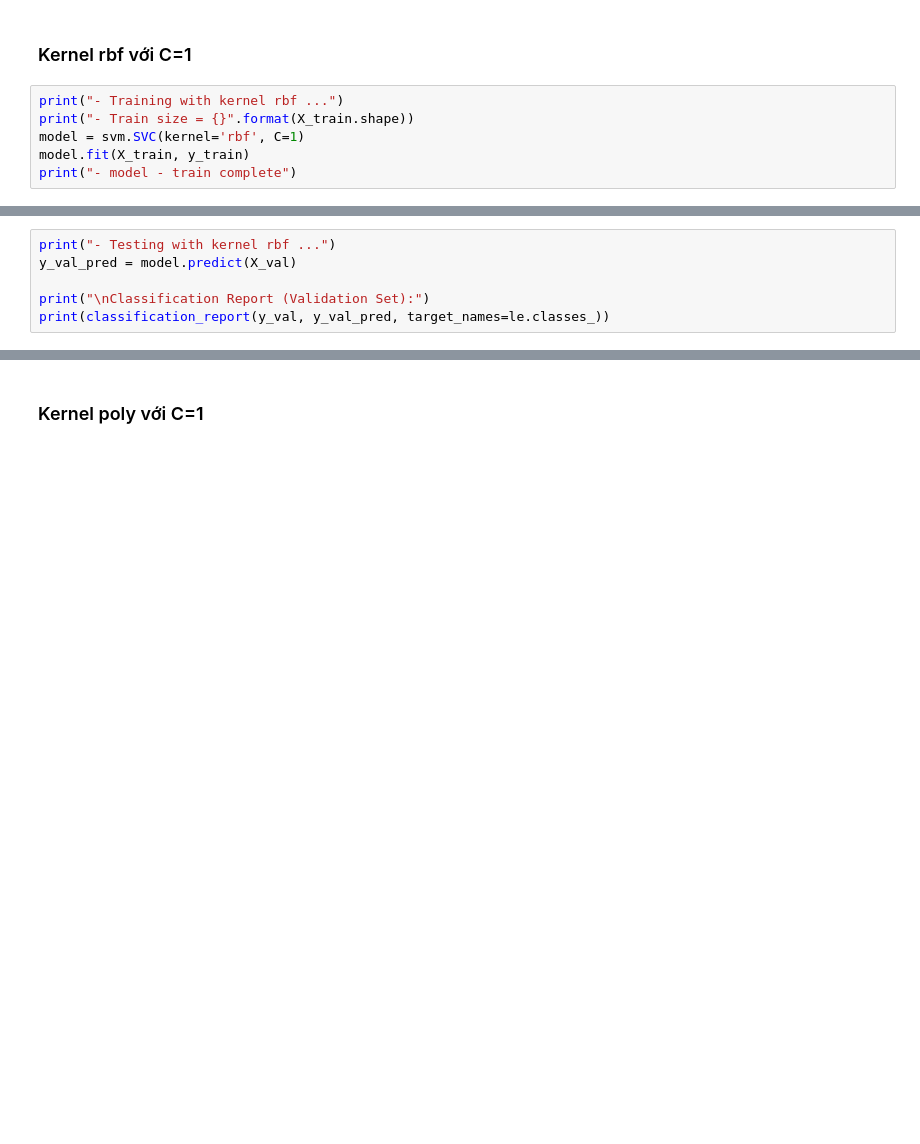
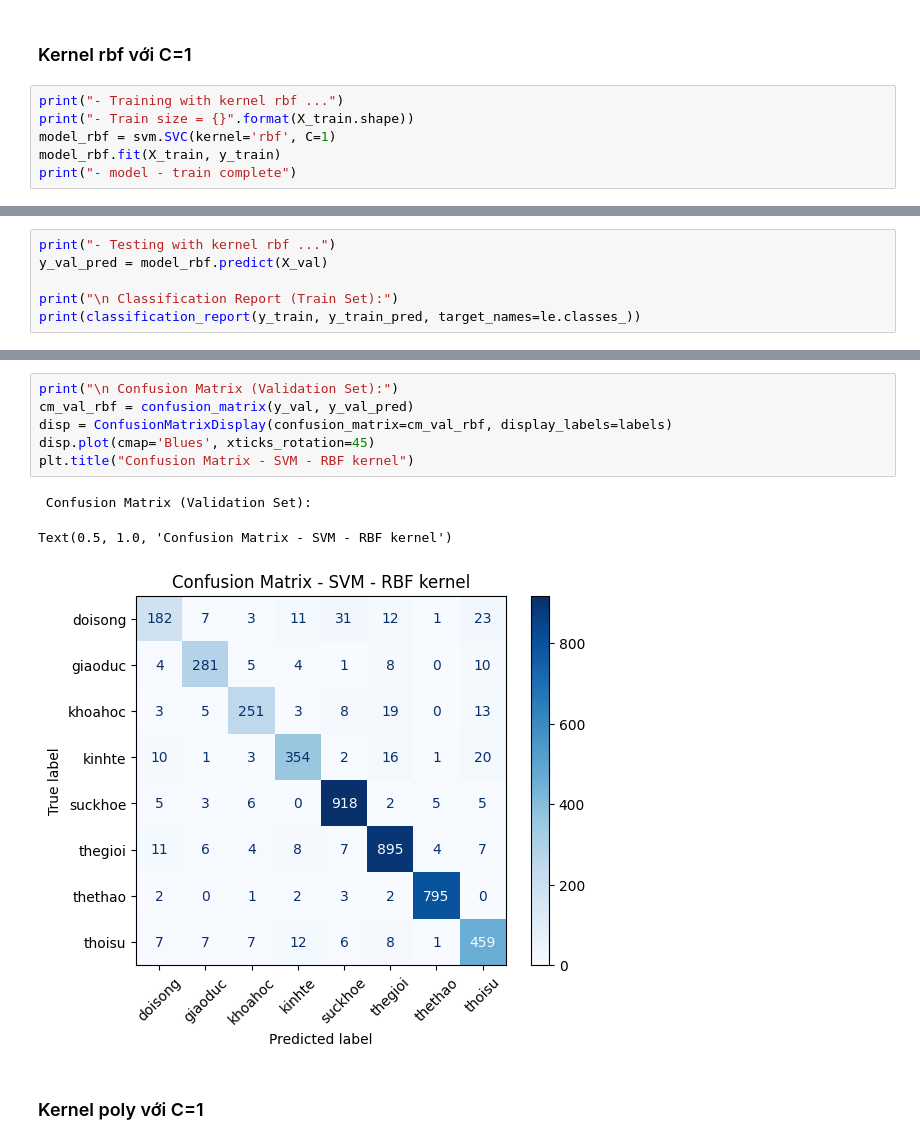
Before and after one commit to kwspringkle/nhapmonAI, a Jupyter notebook: nhapmonai.ipynb, the cells around one changed output, grey strips where cells are left out. Drawn from its saved outputs; the diff is of its cells as text; blank space fills up the shorter version.

```diff
--- a/nhapmonai.ipynb
+++ b/nhapmonai.ipynb
@@ -184,7 +225,7 @@ weighted avg       0.96      0.96      0.96     31745
 # %%
 print("- Training with kernel rbf ...")
 print("- Train size = {}".format(X_train.shape))
-model = svm.SVC(kernel='rbf', C=1)
-model.fit(X_train, y_train)
+model_rbf = svm.SVC(kernel='rbf', C=1)
+model_rbf.fit(X_train, y_train)
 print("- model - train complete")
 # %% [output]
@@ -193,10 +234,10 @@ print("- model - train complete")
 - model - train complete
 # %%
 print("- Testing with kernel rbf ...")
-y_val_pred = model.predict(X_val)
+y_val_pred = model_rbf.predict(X_val)
 
-print("\nClassification Report (Validation Set):")
-print(classification_report(y_val, y_val_pred, target_names=le.classes_))
+print("\n Classification Report (Train Set):")
+print(classification_report(y_train, y_train_pred, target_names=le.classes_))
 # %% [output]
 - Testing with kernel rbf ...
 
@@ -218,3 +278,13 @@ weighted avg       0.91      0.91      0.91      4490
+# %%
+print("\n Confusion Matrix (Validation Set):")
+cm_val_rbf = confusion_matrix(y_val, y_val_pred)
+disp = ConfusionMatrixDisplay(confusion_matrix=cm_val_rbf, display_labels=labels)
+disp.plot(cmap='Blues', xticks_rotation=45)
+plt.title("Confusion Matrix - SVM - RBF kernel")
+# %% [output]
+ Confusion Matrix (Validation Set):
+Text(0.5, 1.0, 'Confusion Matrix - SVM - RBF kernel')
+[figure, added]
 # %% [markdown]
 ### Kernel poly với C=1
 # %%
```
Also changed, not shown: parts of 30 cells of this notebook.
